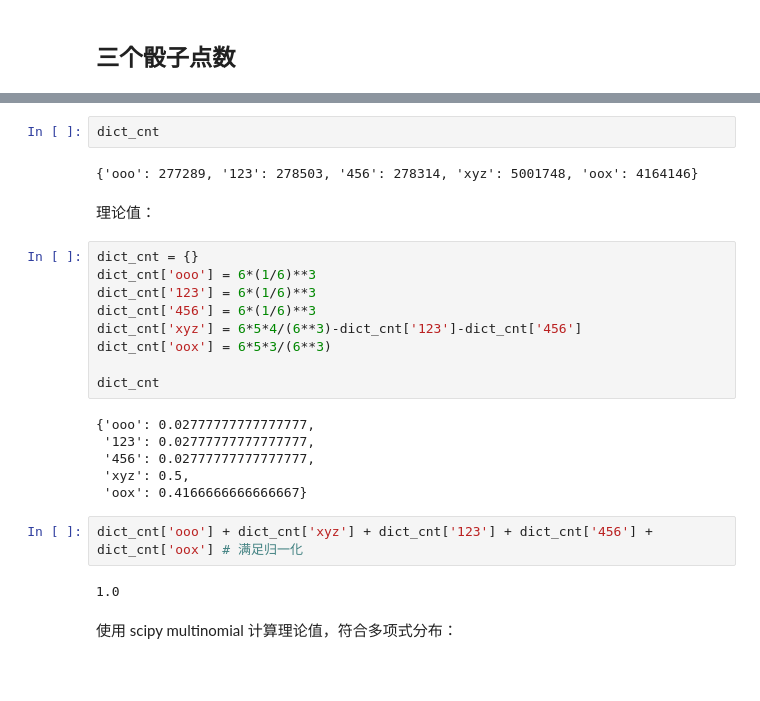
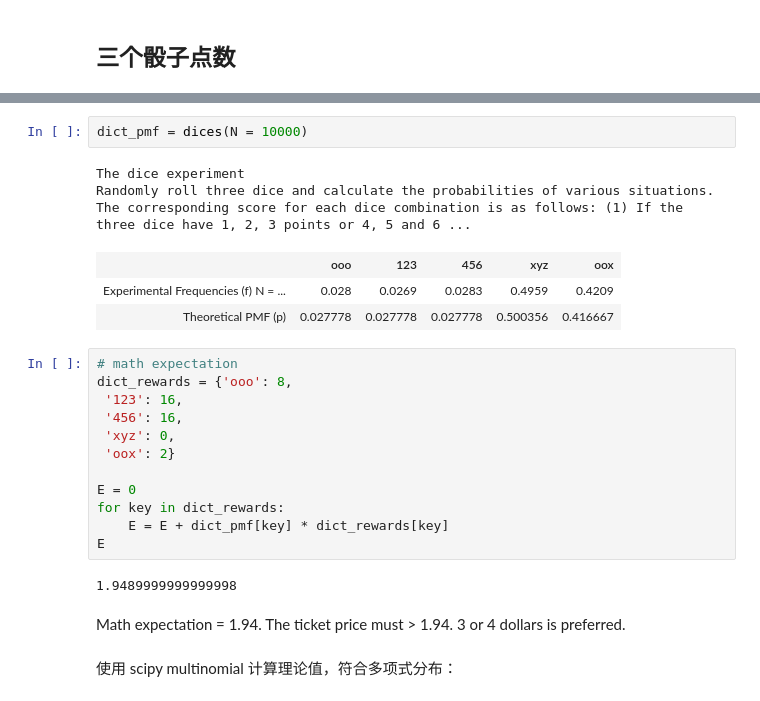
Before and after one commit to zhangys11/mc, a Jupyter notebook: demo.ipynb, the cells around one changed output, grey strips where cells are left out. Saved outputs shown, nothing was run; the diff lists cells and outputs as text; blank space fills up the shorter version.

```diff
--- a/demo.ipynb
+++ b/demo.ipynb
@@ -155,28 +113,27 @@ for s in tqdm(samples):
-# %%
-dict_cnt
-# %% [output]
-{'ooo': 277289, '123': 278503, '456': 278314, 'xyz': 5001748, 'oox': 4164146}
-# %% [markdown]
-理论值：
-# %%
-dict_cnt = {}
-dict_cnt['ooo'] = 6*(1/6)**3
-dict_cnt['123'] = 6*(1/6)**3
-dict_cnt['456'] = 6*(1/6)**3
-dict_cnt['xyz'] = 6*5*4/(6**3)-dict_cnt['123']-dict_cnt['456']
-dict_cnt['oox'] = 6*5*3/(6**3)
-
-dict_cnt
-# %% [output]
-{'ooo': 0.02777777777777777,
- '123': 0.02777777777777777,
- '456': 0.02777777777777777,
- 'xyz': 0.5,
- 'oox': 0.4166666666666667}
-# %%
-dict_cnt['ooo'] + dict_cnt['xyz'] + dict_cnt['123'] + dict_cnt['456'] + dict_cnt['oox'] # 满足归一化
-# %% [output]
-1.0
+# %%
+dict_pmf = dices(N = 10000)
+# %% [output]
+The dice experiment
+Randomly roll three dice and calculate the probabilities of various situations. The corresponding score for each dice combination is as follows: (1) If the three dice have 1, 2, 3 points or 4, 5 and 6 ...
+|  | ooo | 123 | 456 | xyz | oox |
+| Experimental Frequencies (f) N = ... | 0.028 | 0.0269 | 0.0283 | 0.4959 | 0.4209 |
+| Theoretical PMF (p) | 0.027778 | 0.027778 | 0.027778 | 0.500356 | 0.416667 |
+# %%
+# math expectation
+dict_rewards = {'ooo': 8,
+ '123': 16,
+ '456': 16,
+ 'xyz': 0,
+ 'oox': 2}
+
+E = 0
+for key in dict_rewards:
+    E = E + dict_pmf[key] * dict_rewards[key]
+E
+# %% [output]
+1.9489999999999998
+# %% [markdown]
+Math expectation = 1.94. The ticket price must > 1.94. 3 or 4 dollars is preferred.
 # %% [markdown]
 使用 scipy multinomial 计算理论值，符合多项式分布：
 # %%
```
Also changed, not shown: parts of 16 cells of this notebook, 2 other files.
